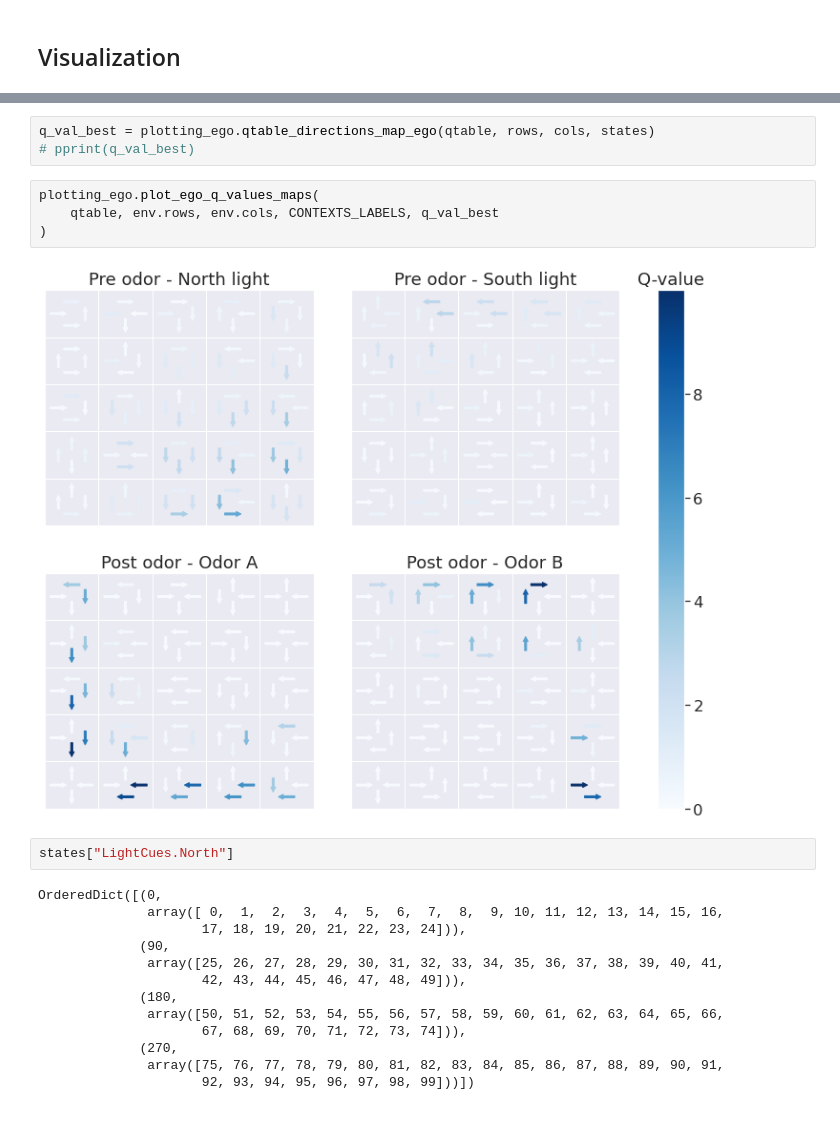
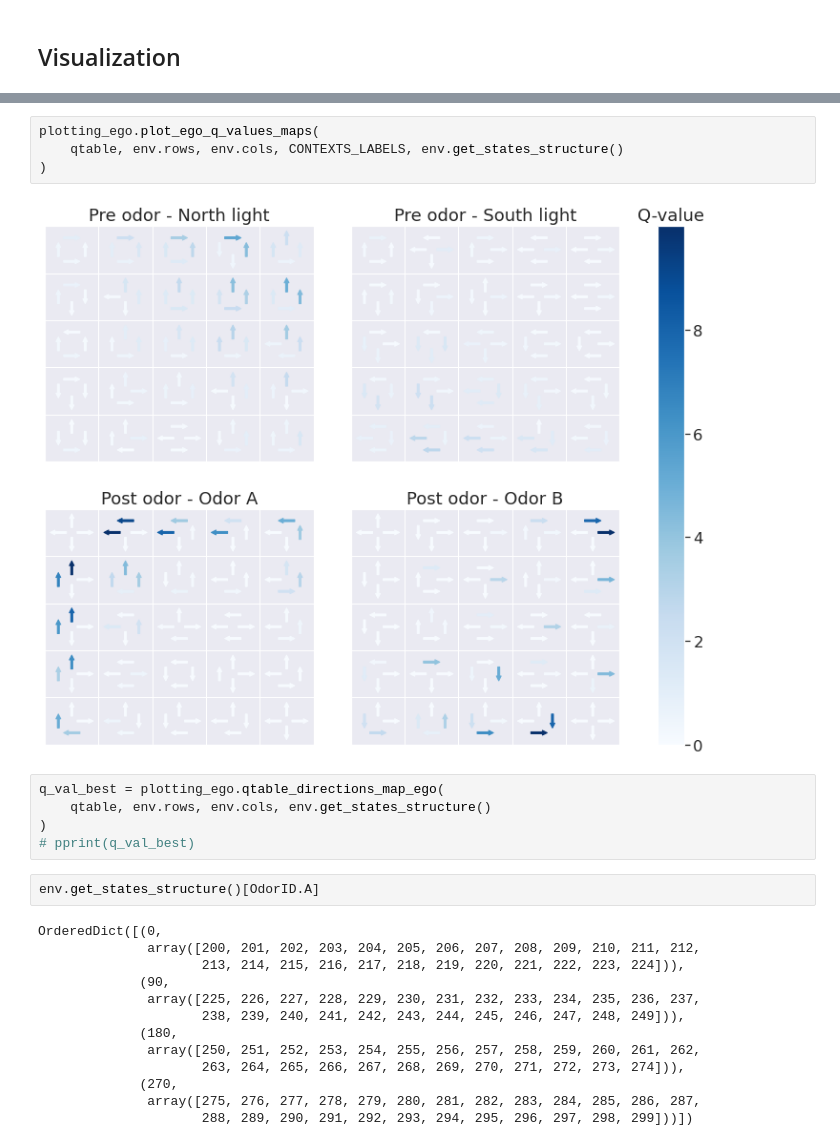
Before and after one commit to NiloufarRazmi/RL_Olfaction, a Jupyter notebook: FuncApprox/FuncApprox_ego.ipynb, the cells around one changed output, grey strips where cells are left out. Cells and saved outputs as stored; diff of their text form.

Commit message:
fix: arrow issue
- fix: arrows pointing in the wrong direction because of wrong origin
- refactor: improve states data structure
- refactor: improve dataframes code with angle/index column

```diff
--- a/FuncApprox/FuncApprox_ego.ipynb
+++ b/FuncApprox/FuncApprox_ego.ipynb
@@ -231,24 +217,26 @@ plotting.plot_steps_and_rewards(res)
-# %%
-q_val_best = plotting_ego.qtable_directions_map_ego(qtable, rows, cols, states)
-# pprint(q_val_best)
 # %%
 plotting_ego.plot_ego_q_values_maps(
-    qtable, env.rows, env.cols, CONTEXTS_LABELS, q_val_best
+    qtable, env.rows, env.cols, CONTEXTS_LABELS, env.get_states_structure()
 )
 # %% [output]
-[figure, old version]
+[figure, new version]
+# %%
+q_val_best = plotting_ego.qtable_directions_map_ego(
+    qtable, env.rows, env.cols, env.get_states_structure()
+)
+# pprint(q_val_best)
 # %%
-states["LightCues.North"]
+env.get_states_structure()[OdorID.A]
 # %% [output]
 OrderedDict([(0,
-              array([ 0,  1,  2,  3,  4,  5,  6,  7,  8,  9, 10, 11, 12, 13, 14, 15, 16,
-                     17, 18, 19, 20, 21, 22, 23, 24])),
+              array([200, 201, 202, 203, 204, 205, 206, 207, 208, 209, 210, 211, 212,
+                     213, 214, 215, 216, 217, 218, 219, 220, 221, 222, 223, 224])),
              (90,
-              array([25, 26, 27, 28, 29, 30, 31, 32, 33, 34, 35, 36, 37, 38, 39, 40, 41,
-                     42, 43, 44, 45, 46, 47, 48, 49])),
+              array([225, 226, 227, 228, 229, 230, 231, 232, 233, 234, 235, 236, 237,
+                     238, 239, 240, 241, 242, 243, 244, 245, 246, 247, 248, 249])),
              (180,
-              array([50, 51, 52, 53, 54, 55, 56, 57, 58, 59, 60, 61, 62, 63, 64, 65, 66,
-                     67, 68, 69, 70, 71, 72, 73, 74])),
+              array([250, 251, 252, 253, 254, 255, 256, 257, 258, 259, 260, 261, 262,
+                     263, 264, 265, 266, 267, 268, 269, 270, 271, 272, 273, 274])),
              (270,
-              array([75, 76, 77, 78, 79, 80, 81, 82, 83, 84, 85, 86, 87, 88, 89, 90, 91,
-                     92, 93, 94, 95, 96, 97, 98, 99]))])
+              array([275, 276, 277, 278, 279, 280, 281, 282, 283, 284, 285, 286, 287,
+                     288, 289, 290, 291, 292, 293, 294, 295, 296, 297, 298, 299]))])
```
Also changed, not shown: parts of 15 cells of this notebook, 5 other files.
